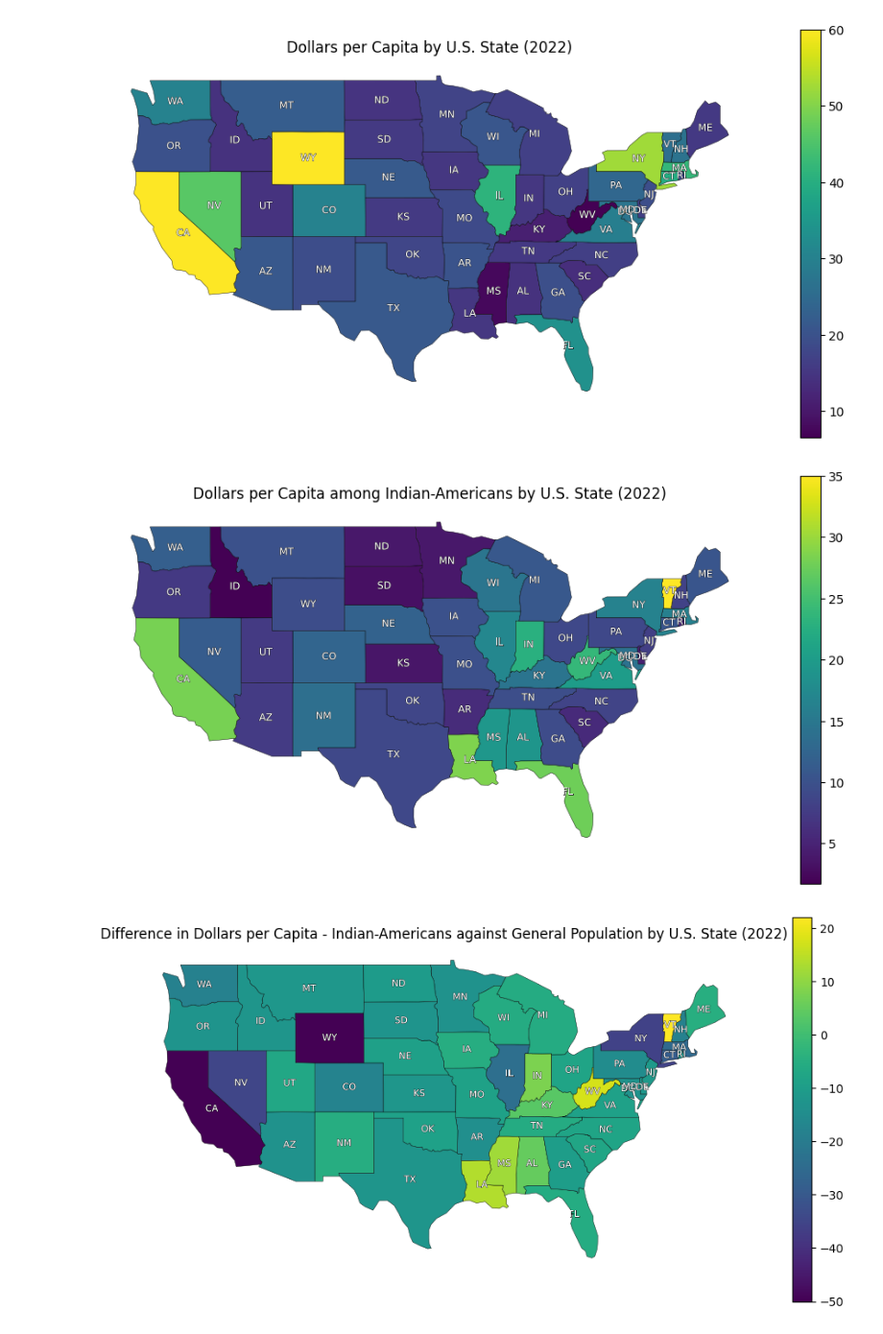
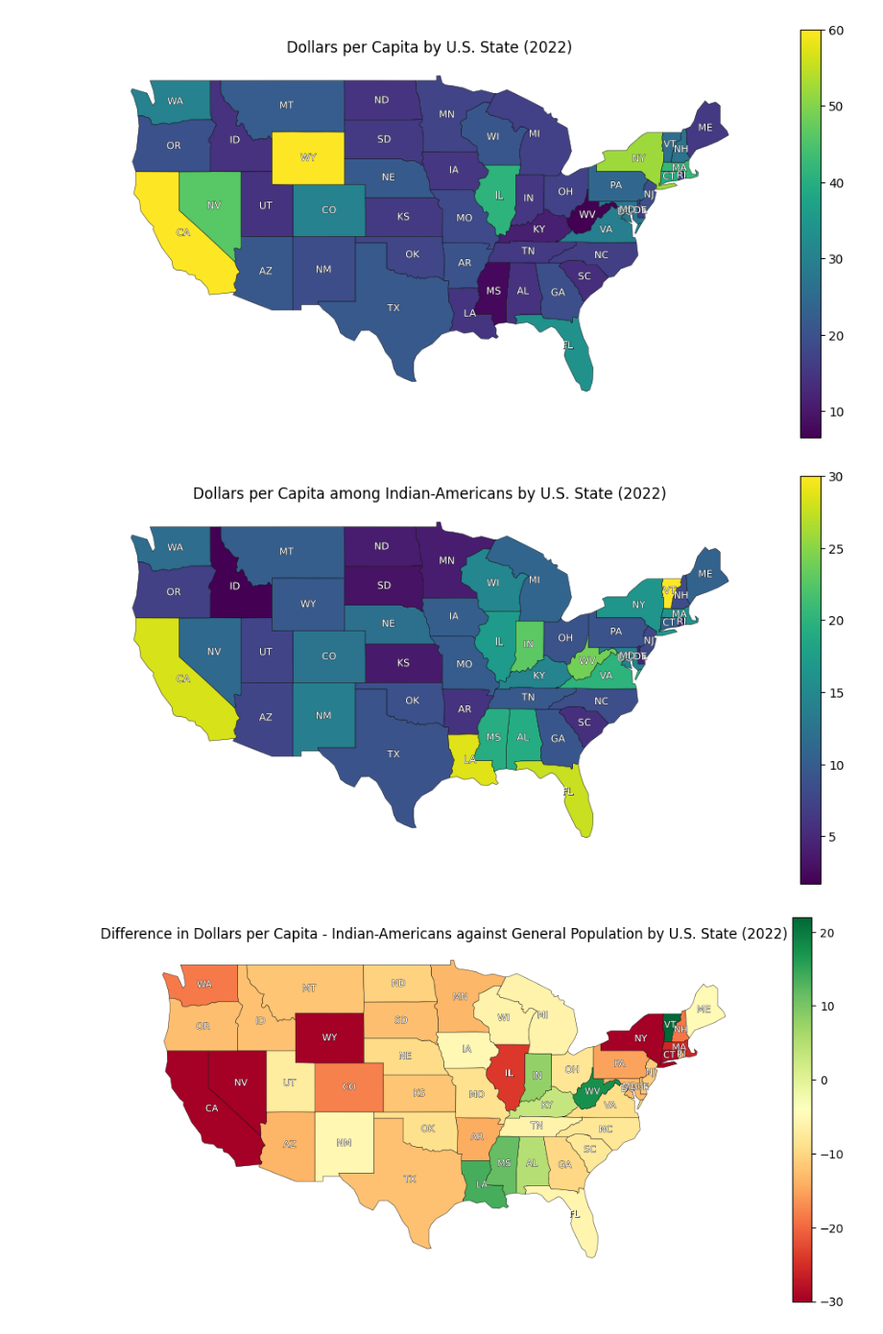
Before and after one commit to kkkarnav/indianamericancontributions, a Jupyter notebook: donors_stats.ipynb, the cells around one changed output. Shown at 96% size. Saved outputs shown, nothing was run; the diff lists cells and outputs as text; code cells hidden in the pictures.

```diff
--- a/donors_stats.ipynb
+++ b/donors_stats.ipynb
@@ -227,7 +227,7 @@ state_stats = (
         avg_amount_indian=("total_donated", lambda x: x[donors.loc[x.index, "ethnic"] == "ind"].mean()),
         med_amount_indian=("total_donated", lambda x: x[donors.loc[x.index, "ethnic"] == "ind"].median()),
         total_donations_indian=("total_donated", lambda x: x[donors.loc[x.index, "ethnic"] == "ind"].sum()),
-        donor_count_indian=("total_donated", lambda x: (donors.loc[x.index, "ethnic"] == "ind").count())
+        donor_count_indian=("ethnic", lambda x: (x == "ind").sum())
     )
     .sort_values("total_donations", ascending=False)
     .reset_index()
@@ -614,7 +614,7 @@ gdf_merged.plot(
     linewidth=0.3,
     ax=ax,
     missing_kwds={"color": "lightgray"},
-    vmax=35
+    vmax=30
 )
 
 cbar = fig.axes[-1]
@@ -629,30 +629,30 @@ plt.grid(True, linestyle="--", alpha=0.7)
 ax.axis("off")
 plt.show()
 # %% [output]
-[figure, old version]
+[figure, new version]
 # %%
 fig, ax = plt.subplots(figsize=(12, 6))
 gdf_merged.plot(
     column="dollars_per_capita_diff",
-    cmap="viridis",
+    cmap="RdYlGn",
     legend=True,
     edgecolor="black",
     linewidth=0.3,
     ax=ax,
     missing_kwds={"color": "lightgray"},
-    vmin=-50
+    vmin=-30
 )
 
 cbar = fig.axes[-1]
 
 for idx, row in gdf_merged.iterrows():
     centroid = row["geometry"].centroid
     text = ax.text(centroid.x, centroid.y, row["state"], fontsize=8, ha="center", va="center", color="white")
     text.set_path_effects([path_effects.Stroke(linewidth=0.5, foreground="black"), path_effects.Normal()])
 
 plt.title(f"Difference in Dollars per Capita - Indian-Americans against General Population by U.S. State (20{year})")
 plt.grid(True, linestyle="--", alpha=0.7)
 ax.axis("off")
 plt.show()
 # %% [output]
-[figure, old version]
+[figure, new version]
```
Also changed, not shown: parts of 13 cells of this notebook, 3 other files.
